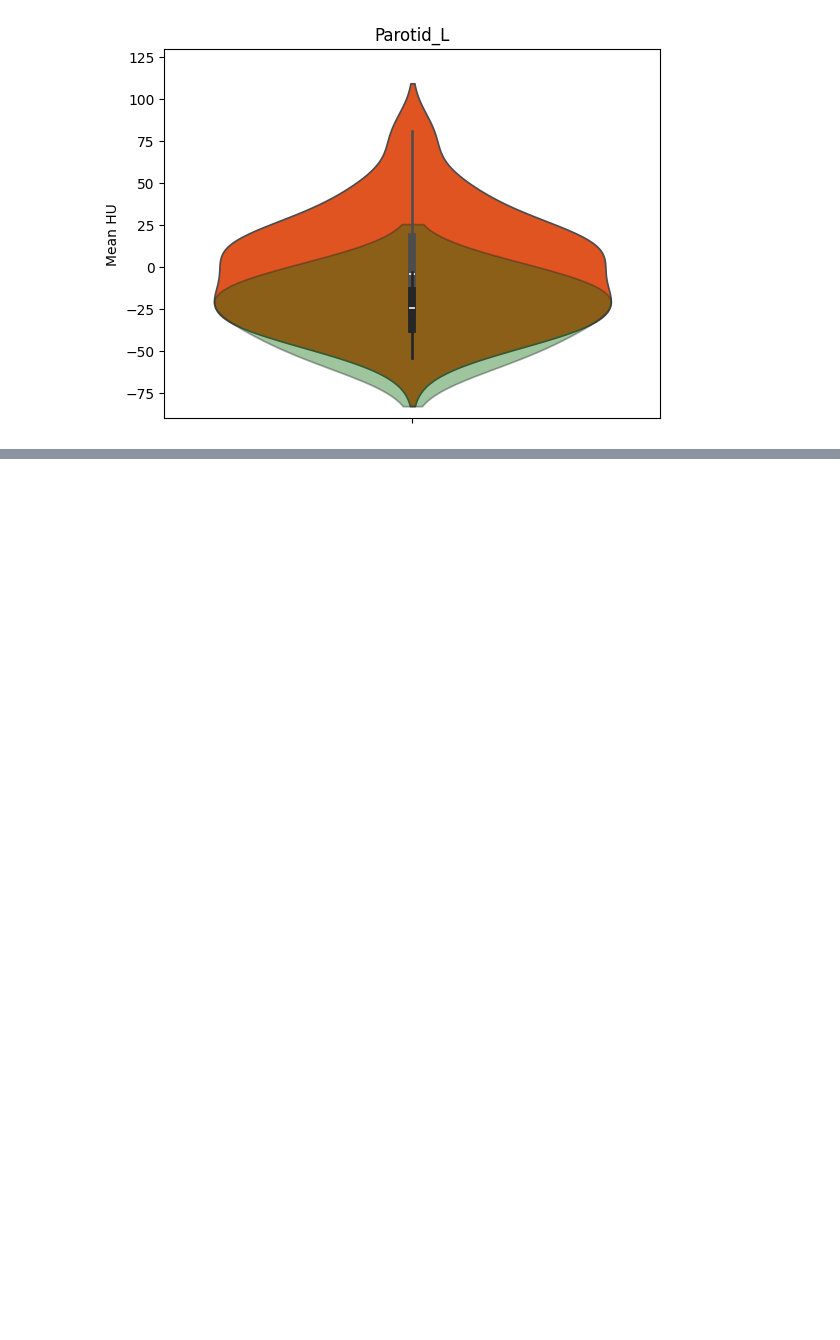
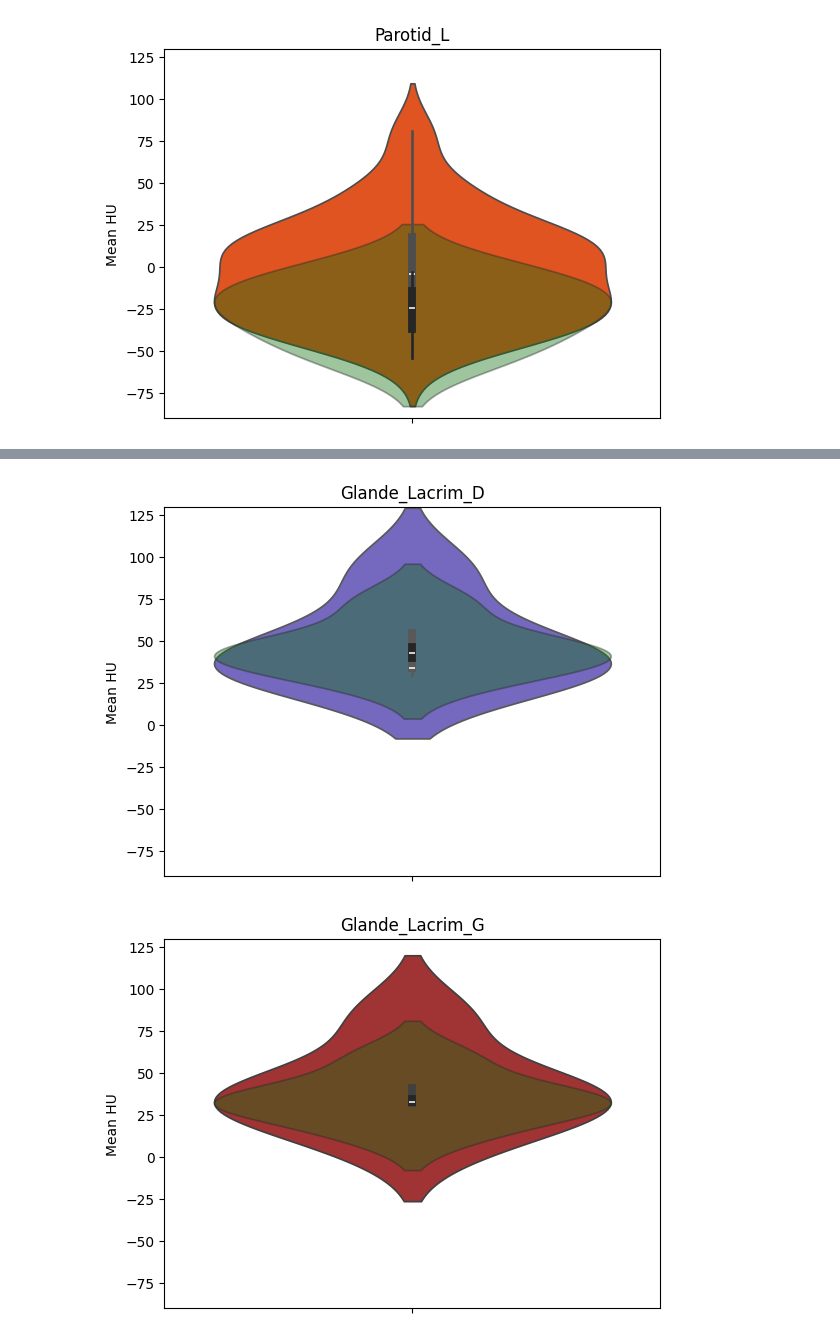
Before and after one commit to tbaudier/gland_segmentation_nnunet, a Jupyter notebook: Dataviz/Dataviz.ipynb, the cells around one changed output, grey strips where cells are left out. Cells and saved outputs as stored; diff of their text form; code cells hidden in the pictures; blank space fills up the shorter version.

Commit message:
add label inference HU comparaison graphs

```diff
--- a/Dataviz/Dataviz.ipynb
+++ b/Dataviz/Dataviz.ipynb
@@ -239,0 +244,4 @@ for i in range(6):
+# %%
+HU_df_inf = pd.read_csv("HU_inf_Table.csv")
+# %%
+HU_df_inf = HU_df_inf.drop(columns="Unnamed: 0",axis=0)
@@ -239,0 +257,13 @@ for i in range(6):
+# %%
+for i in range(6):
+    fig, ax = plt.subplots()
+    ax = sns.violinplot(HU_df_test[x[i]],color=colors_2[i])
+    ax = sns.violinplot(HU_df_inf[x[i]], color="green")
+    plt.setp(ax.collections[1], alpha =.4)
+    plt.ylim(-90,130)
+    plt.title(x[i])
+    plt.ylabel("Mean HU")
+    plt.show()
+# %% [output]
+[figure, added]
+[figure, added]
```
Also changed, not shown: parts of 4 cells of this notebook, 6 other files.
